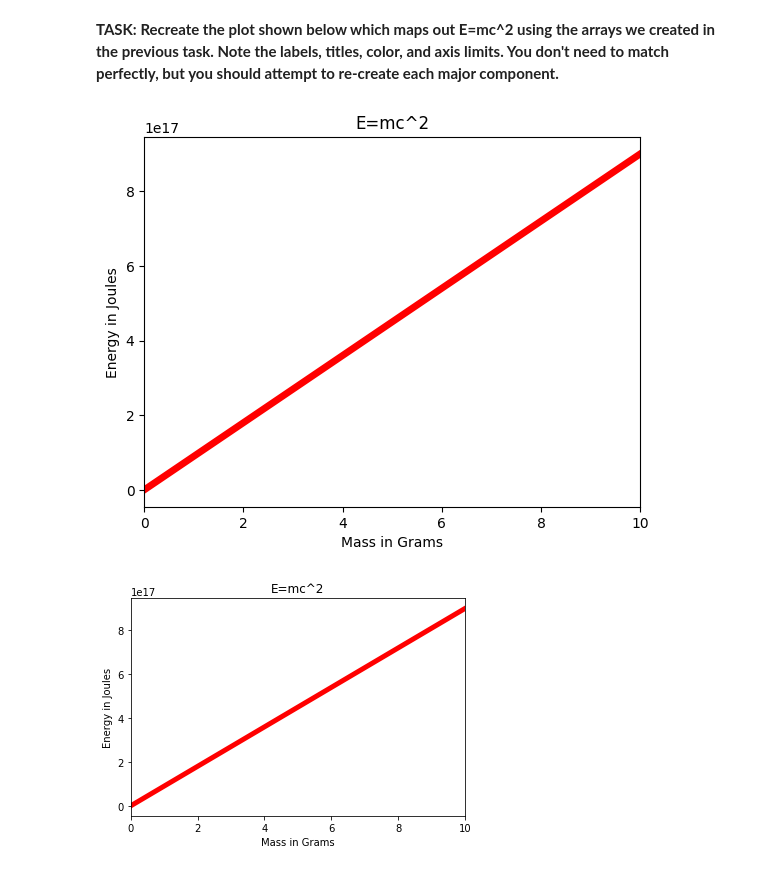
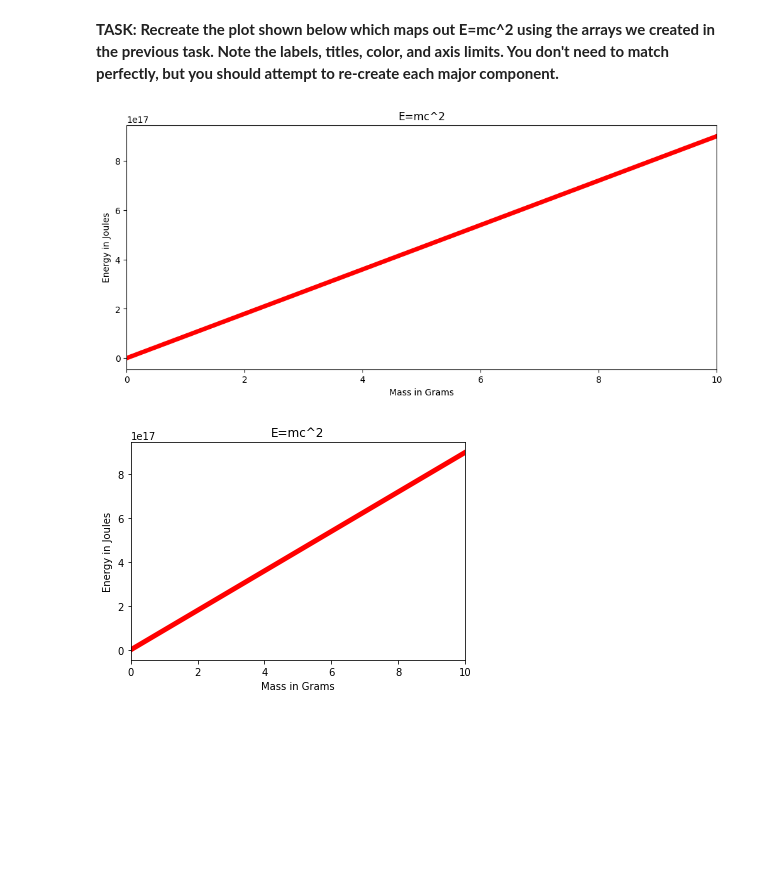
Before and after one commit to JisungWoo/UdemyCourse, a Jupyter notebook: 04-Matplotlib/04-Matplotlib Exercises_practice.ipynb, the cells around one changed output. Saved outputs shown, nothing was run; the diff lists cells and outputs as text; code cells hidden in the pictures; blank space fills up the shorter version.

```diff
--- a/04-Matplotlib/04-Matplotlib Exercises_practice.ipynb
+++ b/04-Matplotlib/04-Matplotlib Exercises_practice.ipynb
@@ -74,14 +70,16 @@ import matplotlib.pyplot as plt
 **TASK: Recreate the plot shown below which maps out E=mc^2 using the arrays we created in the previous task. Note the labels, titles, color, and axis limits. You don't need to match perfectly, but you should attempt to re-create each major component.**
 # %%
 # CODE HERE
-plt.plot(m,E,color='red',lw=5)
-plt.title('E=mc^2')
+fig = plt.figure(figsize=(12,5))
+
+plt.plot(m,E,color='red', lw=5)
+plt.xlim(0,10)
 plt.xlabel('Mass in Grams')
 plt.ylabel('Energy in Joules')
-plt.xlim(0,10)
+plt.title('E=mc^2')
 plt.show()
 # %% [output]
-[figure, old version]
+[figure, new version]
 # %%
 # DON'T RUN THE CELL BELOW< THAT WILL ERASE THE PLOT!
 # %%
```
Also changed, not shown: parts of 14 cells of this notebook.
